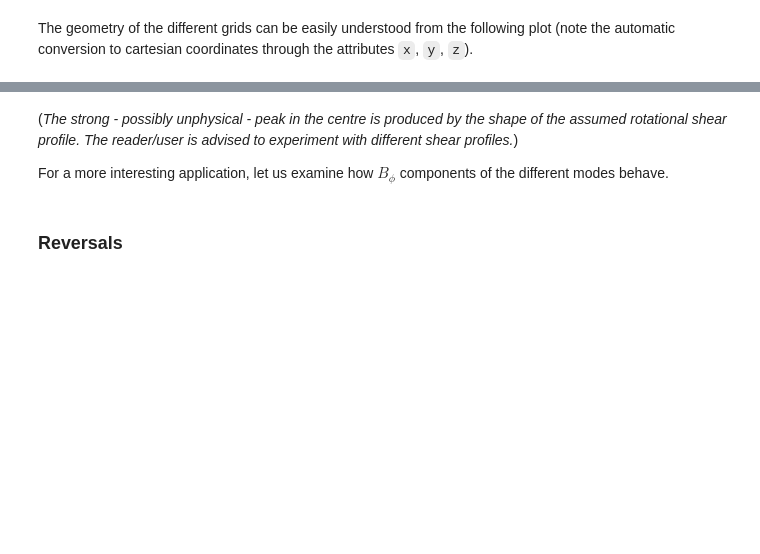
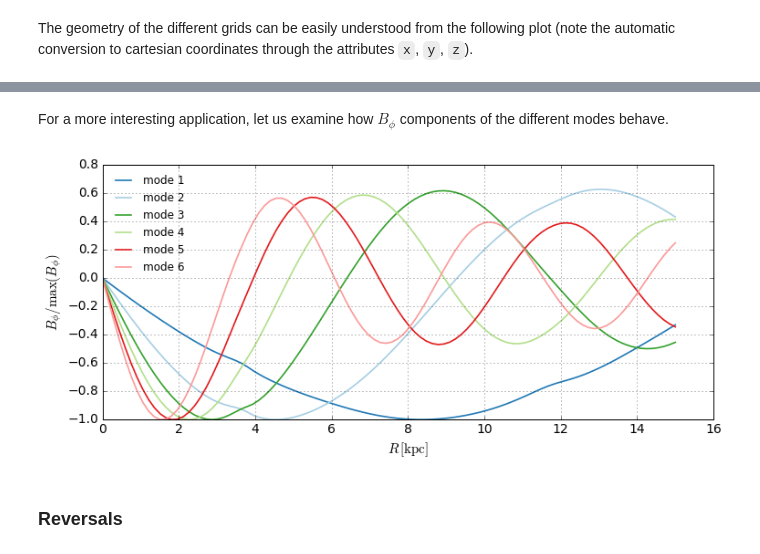
Before and after one commit to luizfelippesr/galmag, a Jupyter notebook: galmag_tutorial.ipynb, the cells around one changed output, grey strips where cells are left out. Cells and saved outputs as stored; diff of their text form; code cells hidden in the pictures; blank space fills up the shorter version.

```diff
--- a/galmag_tutorial.ipynb
+++ b/galmag_tutorial.ipynb
@@ -213,33 +258,32 @@ show()
 # %% [markdown]
-(*The strong - possibly unphysical - peak in the centre is produced by the shape of the assumed rotational
-shear profile. The reader/user is advised to experiment with different shear profiles.*)
-
 For a more interesting application, let us examine how $B_\phi$ components of the different modes behave.
 # %%
 figure(figsize=(12,5))
 box_limits = [[1e-8, 15],# r [kpc]
               [0,0], # phi
               [0,0]] # z [kpc]
 box_resolution = [100,1,1] # No phi or z variation
 Bcyl = B_field(box_limits, box_resolution, grid_type='cylindrical')
 
 nmodes = 6
 
 for i in range(nmodes):
     mode_norm = zeros((i+1))
     mode_norm[i]=1
 
     # Overwrites the disk field with another mode
     Bcyl.add_disk_field(disk_modes_normalization=mode_norm)
 
     x = array(Bcyl.grid.r_cylindrical[:,0,0])
     y = array(Bcyl.phi[:,0,0])
     plot(x,y/abs(y).max(), label='mode {}'.format(i+1))
     ylabel(r'$B_\phi/\max(B_\phi)$')
     xlabel(r'$R\,[{\rm kpc}]$')
-legend(loc='lower right', frameon=False)
+legend(loc='upper left', frameon=False)
 grid()
 show()
+# %% [output]
+[figure, added]
 # %% [markdown]
 ### Reversals ###
 # %% [markdown]
```
Also changed, not shown: parts of 25 cells of this notebook.
